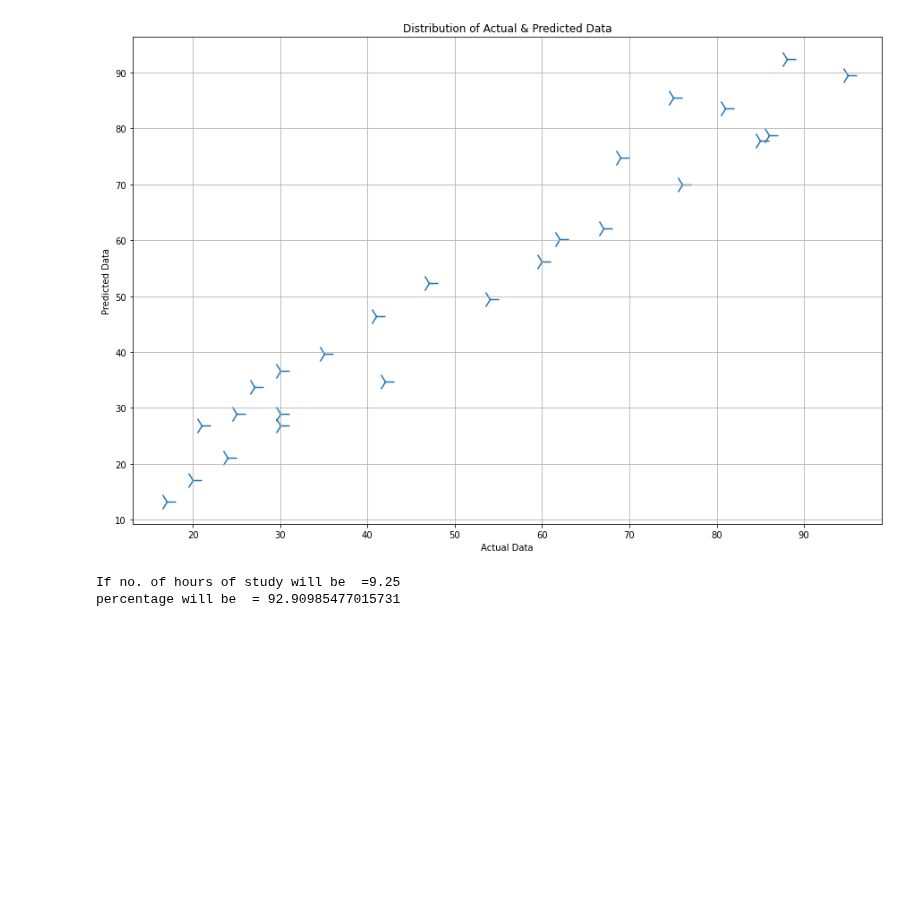
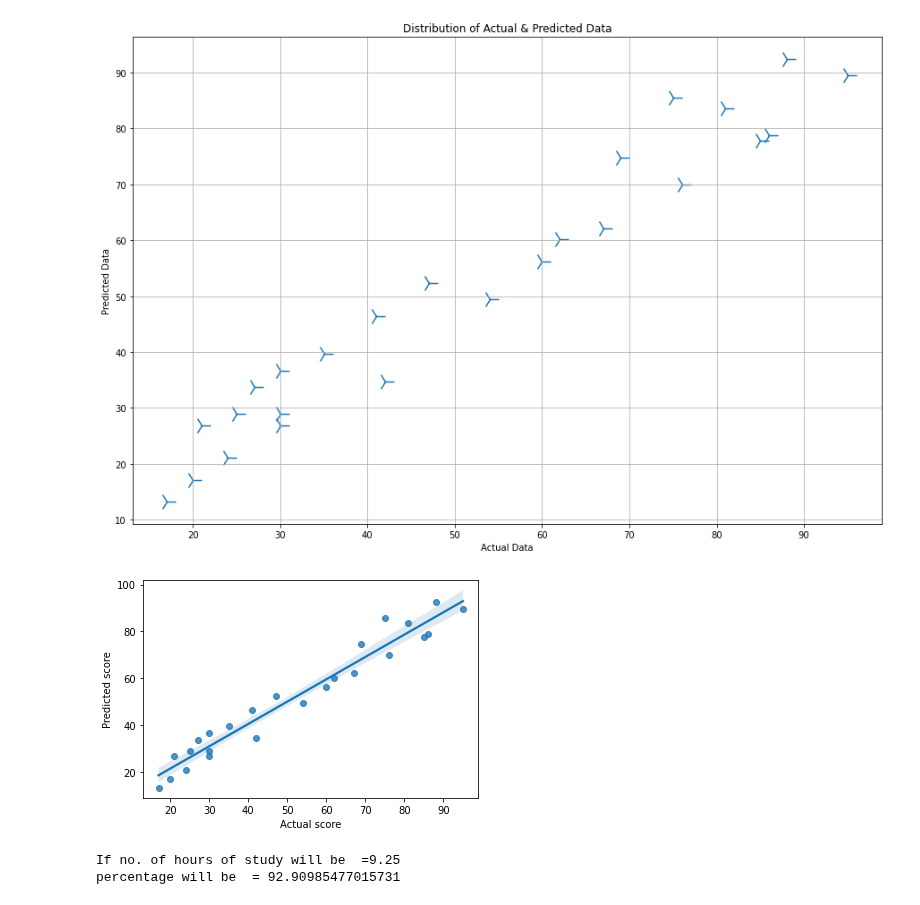
Before and after one commit to tanishq20011430/py_pro, a Jupyter notebook: Project_1.ipynb, the cells around one changed output. Saved outputs shown, nothing was run; the diff lists cells and outputs as text; code cells hidden in the pictures; blank space fills up the shorter version.

```diff
--- a/Project_1.ipynb
+++ b/Project_1.ipynb
@@ -120,6 +121,12 @@ plt.title("Distribution of Actual & Predicted Data")
 plt.show()
 # %% [output]
 [figure]
+# %%
+import seaborn as sns
+sns.regplot(newdf['Actual score'],newdf['Predicted score'])
+plt.show()
+# %% [output]
+[figure, added]
 # %%
 hours=9.25
 pred_percentage=model.predict([[hours]])
```
Also changed, not shown: parts of 1 cell of this notebook.
